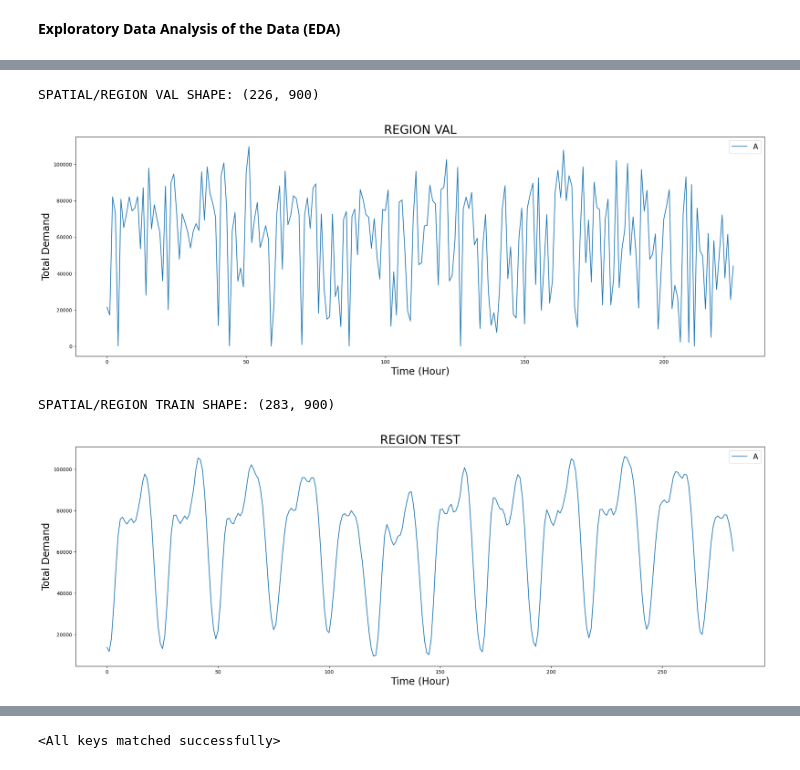
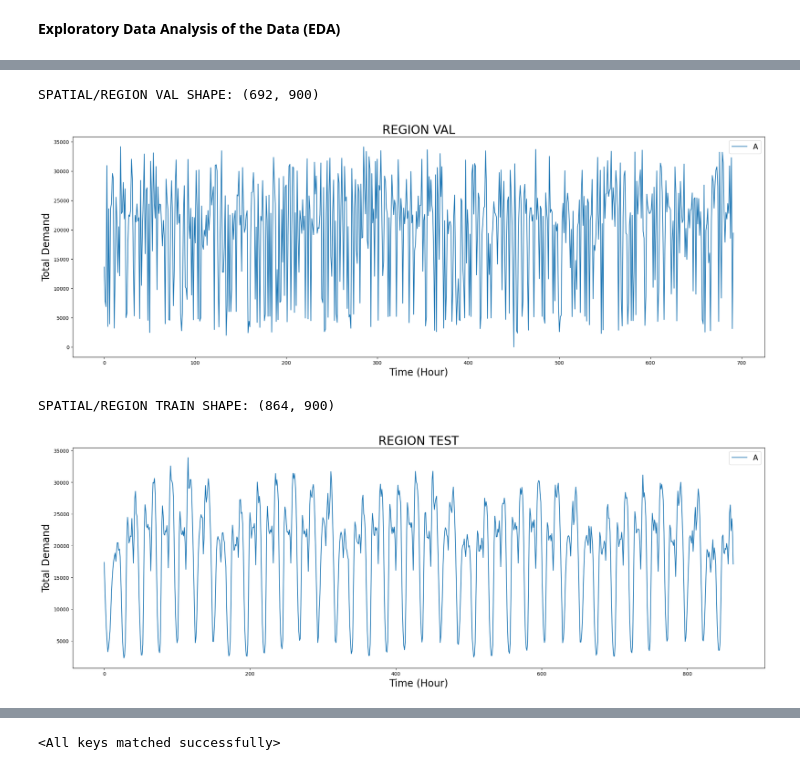
Before and after one commit to Mustafa-Ashfaq81/Traffic_Prediction_CMT_NYCTaxi, a Jupyter notebook: EDA.ipynb, the cells around one changed output, grey strips where cells are left out. Saved outputs shown, nothing was run; the diff lists cells and outputs as text; code cells hidden in the pictures.

Commit message:
24 hr, new data

```diff
--- a/EDA.ipynb
+++ b/EDA.ipynb
@@ -24,10 +22,10 @@ prediction_of_time = Prediction_TIMESTEP
 base_directory = os.getcwd()
 data_path = os.path.join(base_directory)
 
-region_path = os.path.join(data_path, 'flowioK_TaxiNYC_20160101_20160228_60min.npy')
-temporal_path = os.path.join(data_path, 'Temporal_Master_Grid_NYC30x30(60_min_resolution).npy')
+region_path = os.path.join(data_path, 'NYC_Taxi_JuneFinal_30x30.npy')
+# temporal_path = os.path.join(data_path, 'Temporal_Master_Grid_NYC30x30(60_min_resolution).npy')
 
 region = np.load(region_path)
-temporal = np.load(temporal_path)
+# temporal = np.load(temporal_path)
 # %%
 print("Region Shape:", region.shape)
@@ -106,5 +96,5 @@ TEMPORAL SHAPE: (1416, 900)
 # %%
-def data_slider(data, type_of_data, previous_time_input=TIMESTEP_OUR, prediction_of_time=Prediction_TIMESTEP):
+def data_slider(data, type_of_data, previous_time_input=PREVIOUS_TIMESTEP, prediction_of_time=PREDICTION_TIMESTEP):
     data = np.array(data)
     data_array = []
     for i in range(np.shape(data)[0] - (previous_time_input + prediction_of_time) + 1):
@@ -114,19 +104,21 @@ def data_slider(data, type_of_data, previous_time_input=TIMESTEP_OUR, prediction
     return data_array
 # %%
 region_data = data_slider(region, "Spatial")
-region_data = region_data.reshape((region_data.shape[0], previous_time_input, local_image_size_x, local_image_size_y))
+region_data = region_data.reshape((region_data.shape[0], PREVIOUS_TIMESTEP, local_image_size_x, local_image_size_y))
+# temporal_data = data_slider(temporal,"Temporal")
 
-temporal_data = data_slider(temporal,"Temporal")
+print(f"Region data shape: {region_data.shape}")
+# print(f"Additional data shape: {temporal_data.shape}")
 
 y_true = []
-for i in range(np.shape(region)[0] - (previous_time_input + prediction_of_time) + 1):
-    temp = region[i + previous_time_input:i + (previous_time_input + prediction_of_time)]
+for i in range(np.shape(region)[0] - (PREVIOUS_TIMESTEP + PREDICTION_TIMESTEP) + 1):
+    temp = region[i + PREVIOUS_TIMESTEP:i + (PREVIOUS_TIMESTEP + PREDICTION_TIMESTEP)]
     y_true.append(temp)
 y_true = np.array(y_true)
 
 print(f"y_true original shape: {y_true.shape}")
 
-y_true = y_true.reshape((y_true.shape[0], prediction_of_time*local_image_size_x*local_image_size_y))
+y_true = y_true.reshape((y_true.shape[0], PREDICTION_TIMESTEP*local_image_size_x*local_image_size_y))
 
 print(f"y_true after reshape: {y_true.shape}")
 # %% [output]
@@ -158,18 +149,18 @@ ytest(true region test) Shape: (283, 900)
 # %%
-trainx_1, valx_1, trainx_2, valx_2, ytrain, val_y = train_test_split(trainx_1, trainx_2, ytrain,
-                                                                    train_size=TRAIN_RATIO, random_state=42, shuffle=True)
+trainx_1, valx_1, ytrain, val_y = train_test_split(trainx_1, ytrain, train_size=TRAIN_RATIO,
+                                                                     random_state=42, shuffle=True)
 
 
 print("-"*100)
 print("Training Data: ")
 print("Regional data training shape:", trainx_1.shape)
-print("Temporal data training shape:", trainx_2.shape)
+# print("Temporal data training shape:", trainx_2.shape)
 print("True values Training shape:  ", ytrain.shape)
 print("-"*100)
 
 print("Val Data: ")
 print("Regional data Validation shape:", valx_1.shape)
-print("Temporal data Validation shape:", valx_2.shape)
+# print("Temporal data Validation shape:", valx_2.shape)
 print("True values Validation shape:  ", val_y.shape)
 print("-"*100)
 # %% [output]
@@ -201,31 +190,31 @@ SPATIAL/REGION TRAIN SHAPE: (903, 900)
 # %%
 reshaped_reg_val = np.sum(valx_1, axis=1).reshape(valx_1.shape[0], local_image_size_x * local_image_size_y)
 print("SPATIAL/REGION VAL SHAPE:", reshaped_reg_val.shape)
 
 plt.figure(figsize=(25, 8))
 plt.title('REGION VAL', fontsize=24)
-plt.plot(np.sum(reshaped_reg_val, axis=1))
+plt.plot(np.sum(val_y, axis=1))
 plt.legend('Actual', fontsize=15)
 plt.ylabel('Total Demand', fontsize=20)
 plt.xlabel('Time (Hour)', fontsize=20)
 plt.show()
 # %% [output]
-SPATIAL/REGION VAL SHAPE: (226, 900)
+SPATIAL/REGION VAL SHAPE: (692, 900)
-[figure, old version]
+[figure, new version]
 # %%
 reshaped_reg_test = np.sum(testx_1, axis=1).reshape(testx_1.shape[0], local_image_size_x * local_image_size_y)
 print("SPATIAL/REGION TRAIN SHAPE:", reshaped_reg_test.shape)
 
 plt.figure(figsize=(25, 8))
 plt.title('REGION TEST', fontsize=24)
-plt.plot(np.sum(reshaped_reg_test, axis=1))
+plt.plot(np.sum(ytest, axis=1))
 plt.legend('Actual', fontsize=15)
 plt.ylabel('Total Demand', fontsize=20)
 plt.xlabel('Time (Hour)', fontsize=20)
 plt.show()
 # %% [output]
-SPATIAL/REGION TRAIN SHAPE: (283, 900)
+SPATIAL/REGION TRAIN SHAPE: (864, 900)
-[figure, old version]
+[figure, new version]
 # %%
 frame_index = 0
 # Plot a single frame
```
Also changed, not shown: parts of 16 cells of this notebook, 12 other files.
